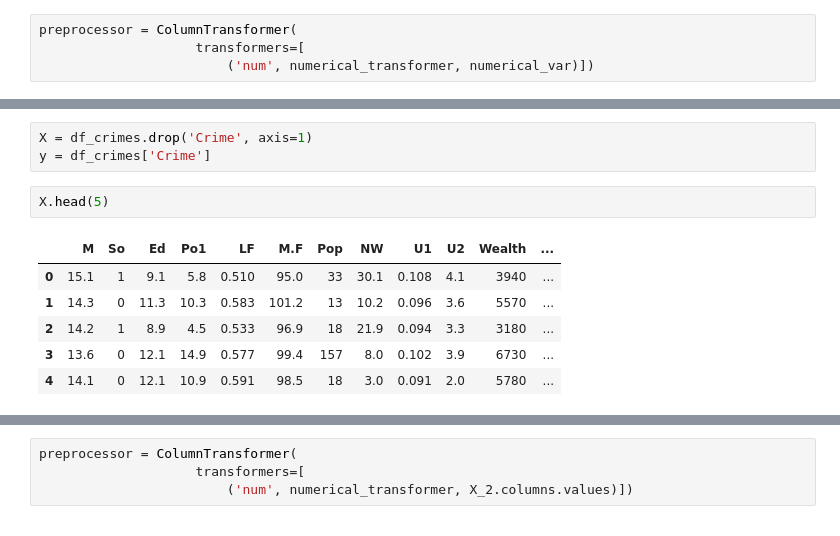
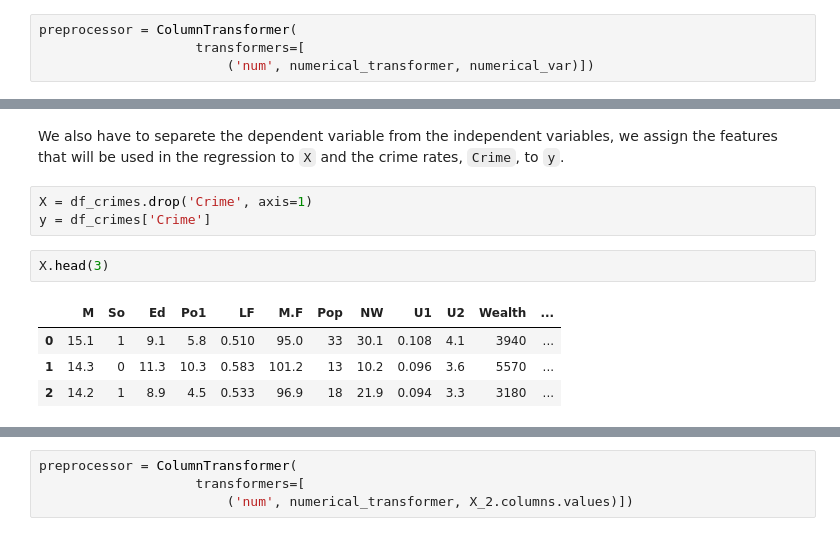
Before and after one commit to artchiaver/uscrime, a Jupyter notebook: notebook/effect_of_punishment_regimes.ipynb, the cells around one changed output, grey strips where cells are left out. Cells and saved outputs as stored; diff of their text form.

```diff
--- a/notebook/effect_of_punishment_regimes.ipynb
+++ b/notebook/effect_of_punishment_regimes.ipynb
@@ -236,12 +259,12 @@ to_predict
+# %% [markdown]
+We also have to separete the dependent variable from the independent variables, we assign the features that will be used in the regression to `X` and the crime rates, `Crime`, to `y`.
 # %%
 X = df_crimes.drop('Crime', axis=1)
 y = df_crimes['Crime']
 # %%
-X.head(5)
+X.head(3)
 # %% [output]
 |  | M | So | Ed | Po1 | LF | M.F | Pop | NW | U1 | U2 | Wealth | ... |
 | 0 | 15.1 | 1 | 9.1 | 5.8 | 0.510 | 95.0 | 33 | 30.1 | 0.108 | 4.1 | 3940 | ... |
 | 1 | 14.3 | 0 | 11.3 | 10.3 | 0.583 | 101.2 | 13 | 10.2 | 0.096 | 3.6 | 5570 | ... |
 | 2 | 14.2 | 1 | 8.9 | 4.5 | 0.533 | 96.9 | 18 | 21.9 | 0.094 | 3.3 | 3180 | ... |
-| 3 | 13.6 | 0 | 12.1 | 14.9 | 0.577 | 99.4 | 157 | 8.0 | 0.102 | 3.9 | 6730 | ... |
-| 4 | 14.1 | 0 | 12.1 | 10.9 | 0.591 | 98.5 | 18 | 3.0 | 0.091 | 2.0 | 5780 | ... |
```
Also changed, not shown: parts of 72 cells of this notebook.
